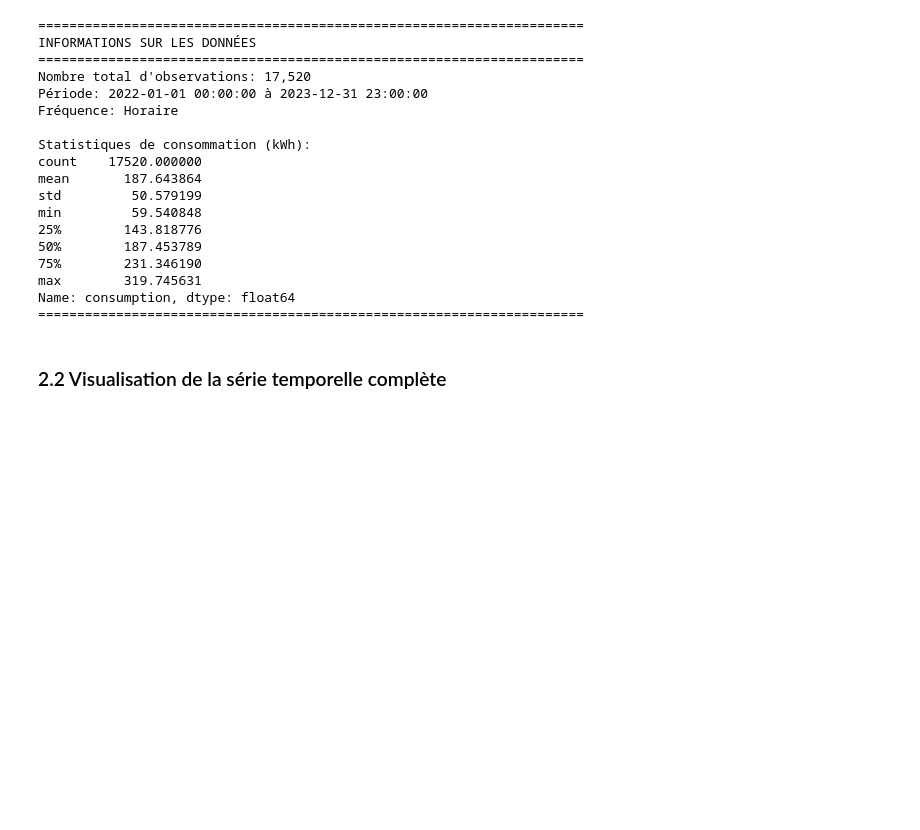
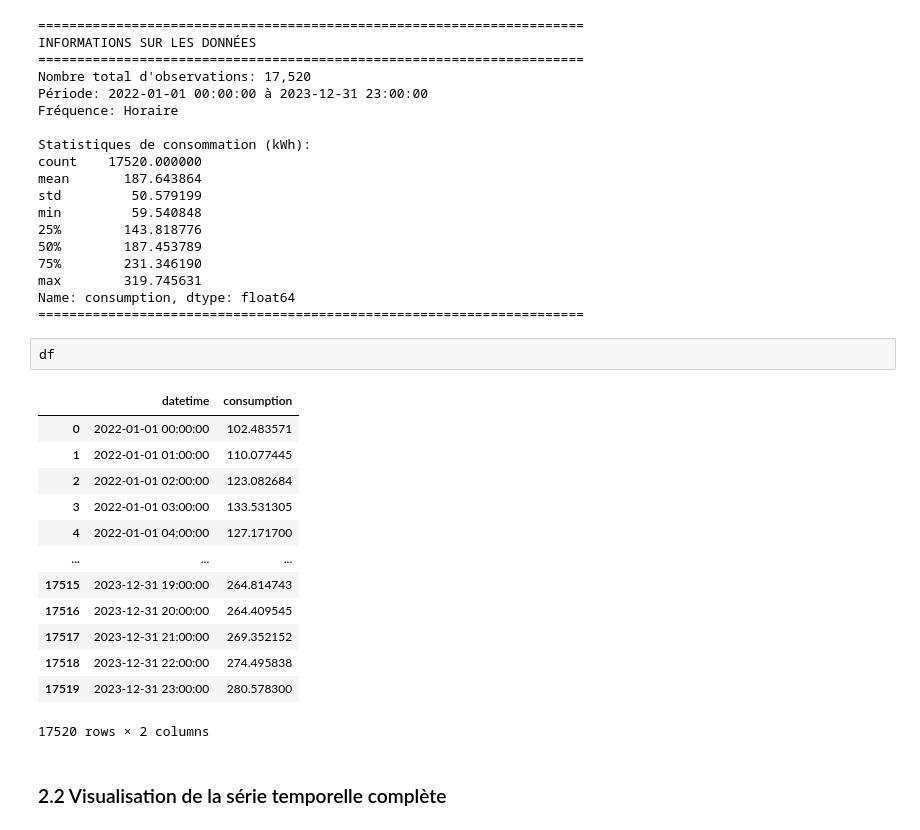
Before and after one commit to jkarsenty/ai-dev-teaching-hub, a Jupyter notebook: Deep-Learning/Live_2/Alyra - RNN_LSTM_GRU_Series_Temporelles.ipynb, the cells around one changed output. Drawn from its saved outputs; the diff is of its cells as text; blank space fills up the shorter version.

```diff
--- a/Deep-Learning/Live_2/Alyra - RNN_LSTM_GRU_Series_Temporelles.ipynb
+++ b/Deep-Learning/Live_2/Alyra - RNN_LSTM_GRU_Series_Temporelles.ipynb
@@ -147,6 +147,22 @@ min         59.540848
 max        319.745631
 Name: consumption, dtype: float64
 ======================================================================
+# %%
+df
+# %% [output]
+|  | datetime | consumption |
+| 0 | 2022-01-01 00:00:00 | 102.483571 |
+| 1 | 2022-01-01 01:00:00 | 110.077445 |
+| 2 | 2022-01-01 02:00:00 | 123.082684 |
+| 3 | 2022-01-01 03:00:00 | 133.531305 |
+| 4 | 2022-01-01 04:00:00 | 127.171700 |
+| ... | ... | ... |
+| 17515 | 2023-12-31 19:00:00 | 264.814743 |
+| 17516 | 2023-12-31 20:00:00 | 264.409545 |
+| 17517 | 2023-12-31 21:00:00 | 269.352152 |
+| 17518 | 2023-12-31 22:00:00 | 274.495838 |
+| 17519 | 2023-12-31 23:00:00 | 280.578300 |
+17520 rows × 2 columns
 # %% [markdown]
 ### 2.2 Visualisation de la série temporelle complète
 # %%
```
Also changed, not shown: parts of 8 cells of this notebook, 7 other files.
